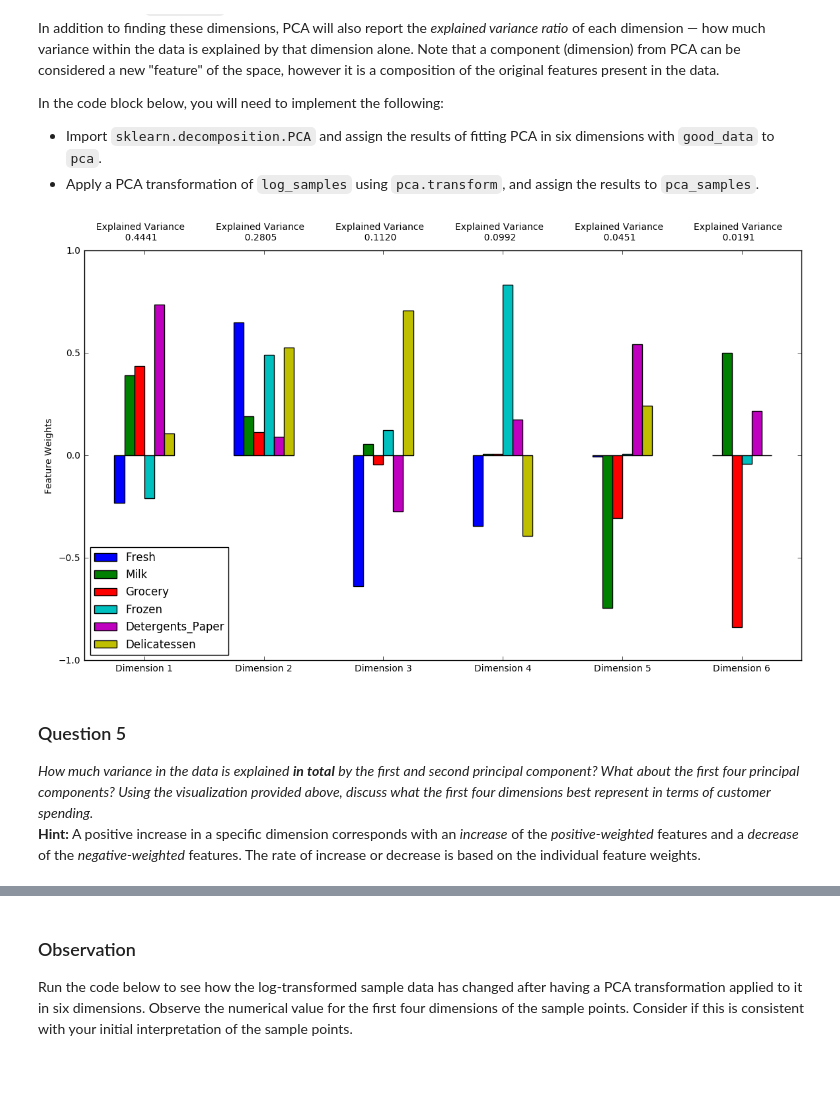
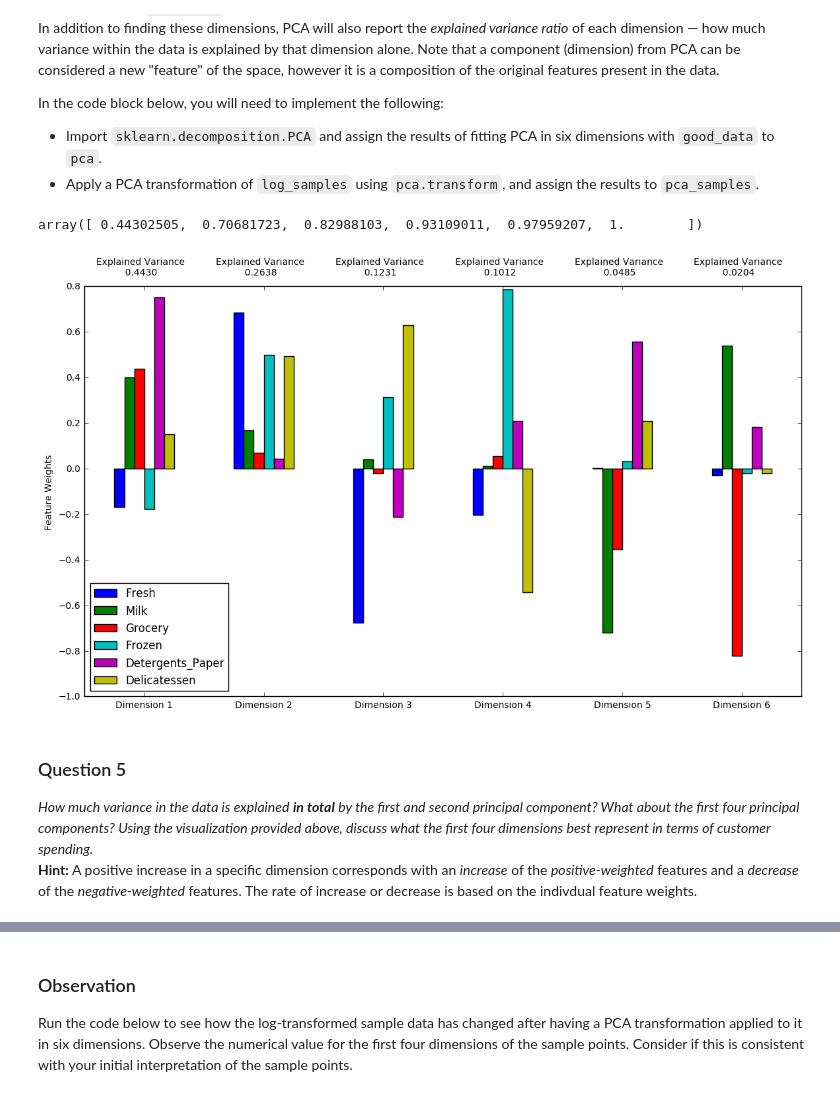
Before and after one commit to gdangelo/udacity-MLND, a Jupyter notebook: projects/customer_segments/customer_segments.ipynb, the cells around one changed output, grey strips where cells are left out. Cells and saved outputs as stored; diff of their text form; code cells hidden in the pictures.

Commit message:
feat: Make corrections based on project review

```diff
--- a/projects/customer_segments/customer_segments.ipynb
+++ b/projects/customer_segments/customer_segments.ipynb
@@ -61,12 +61,18 @@ display(data.describe())
 To get a better understanding of the customers and how their data will transform through the analysis, it would be best to select a few sample data points and explore them in more detail. In the code block below, add **three** indices of your choice to the `indices` list which will represent the customers to track. It is suggested to try different sets of samples until you obtain customers that vary significantly from one another.
 # %%
 # TODO: Select three indices of your choice you wish to sample from the dataset
-indices = [23, 29, 325]
+indices = [23, 29, 196]
 
 # Create a DataFrame of the chosen samples
 samples = pd.DataFrame(data.loc[indices], columns = data.keys()).reset_index(drop = True)
 print "Chosen samples of wholesale customers dataset:"
 display(samples)
+
+print "Compare each product of chosen samples to the mean:"
+display(samples - np.round(data.mean()))
+
+print "Compare each product of chosen samples to the median:"
+display(samples - np.round(data.median()))
 # %% [output]
 Chosen samples of wholesale customers dataset:
 |  | Fresh | Milk | Grocery | Frozen | Detergents_Paper | Delicatessen |
@@ -196,10 +264,10 @@ Once you have performed this implementation, the dataset will be stored in the v
 for feature in log_data.keys():
 
     # TODO: Calculate Q1 (25th percentile of the data) for the given feature
-    Q1 = np.percentile(log_data, 25)
+    Q1 = np.percentile(log_data[feature], 25)
 
     # TODO: Calculate Q3 (75th percentile of the data) for the given feature
-    Q3 = np.percentile(log_data, 75)
+    Q3 = np.percentile(log_data[feature], 75)
 
     # TODO: Use the interquartile range to calculate an outlier step (1.5 times the interquartile range)
     step = 1.5 * (Q3-Q1)
@@ -209,7 +277,7 @@ for feature in log_data.keys():
     display(log_data[~((log_data[feature] >= Q1 - step) & (log_data[feature] <= Q3 + step))])
 
 # OPTIONAL: Select the indices for data points you wish to remove
-outliers  = [75, 338, 142, 154, 298]
+outliers  = [65, 66, 75, 128, 154]
 
 # Remove the outliers, if any were specified
 good_data = log_data.drop(log_data.index[outliers]).reset_index(drop = True)
@@ -301,17 +382,20 @@ In the code block below, you will need to implement the following:
 # %%
 # TODO: Apply PCA by fitting the good data with the same number of dimensions as features
 from sklearn.decomposition import PCA
 pca = PCA(n_components=6)
 pca.fit(good_data)
 
 # TODO: Transform log_samples using the PCA fit above
 pca_samples = pca.transform(log_samples)
 
 # Generate PCA results plot
 pca_results = vs.pca_results(good_data, pca)
+
+display(np.cumsum(pca.explained_variance_ratio_))
 # %% [output]
+array([ 0.44302505,  0.70681723,  0.82988103,  0.93109011,  0.97959207,  1.        ])
-[figure, old version]
+[figure, new version]
 # %% [markdown]
 ### Question 5
 *How much variance in the data is explained* ***in total*** *by the first and second principal component? What about the first four principal components? Using the visualization provided above, discuss what the first four dimensions best represent in terms of customer spending.*
-**Hint:** A positive increase in a specific dimension corresponds with an *increase* of the *positive-weighted* features and a *decrease* of the *negative-weighted* features. The rate of increase or decrease is based on the individual feature weights.
+**Hint:** A positive increase in a specific dimension corresponds with an *increase* of the *positive-weighted* features and a *decrease* of the *negative-weighted* features. The rate of increase or decrease is based on the indivdual feature weights.
```
Also changed, not shown: parts of 28 cells of this notebook.
